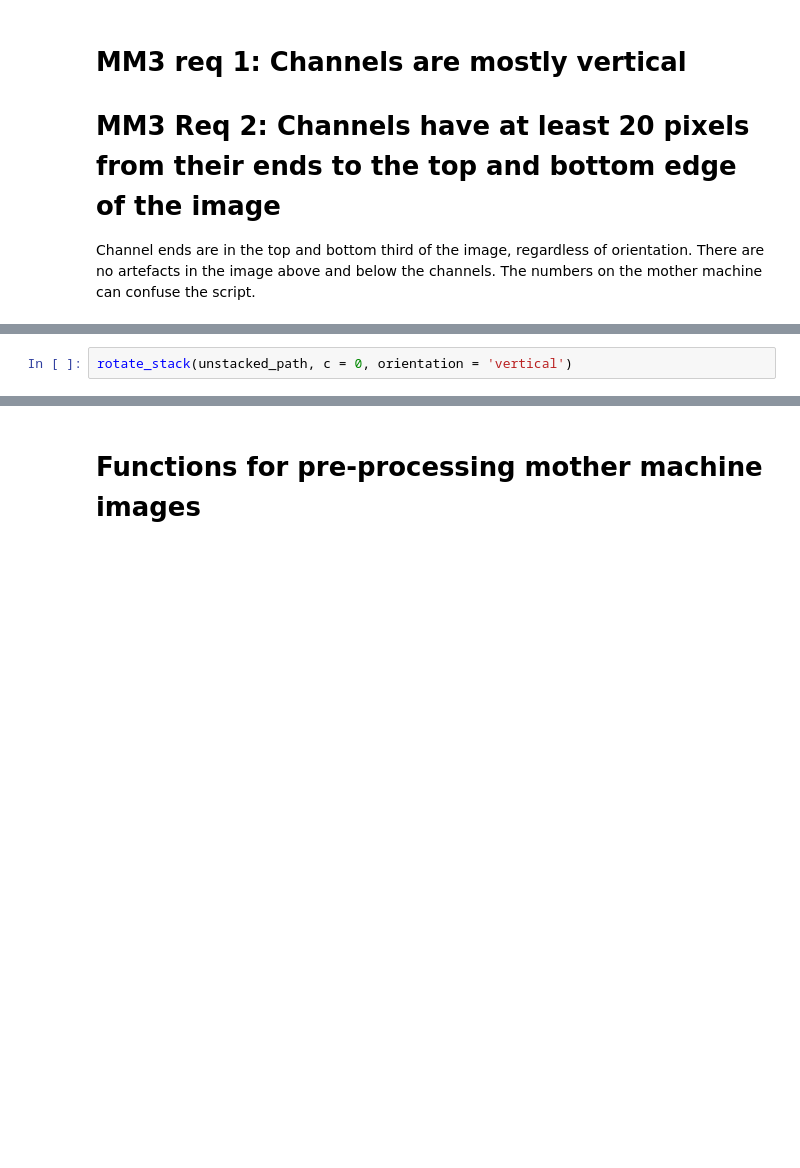
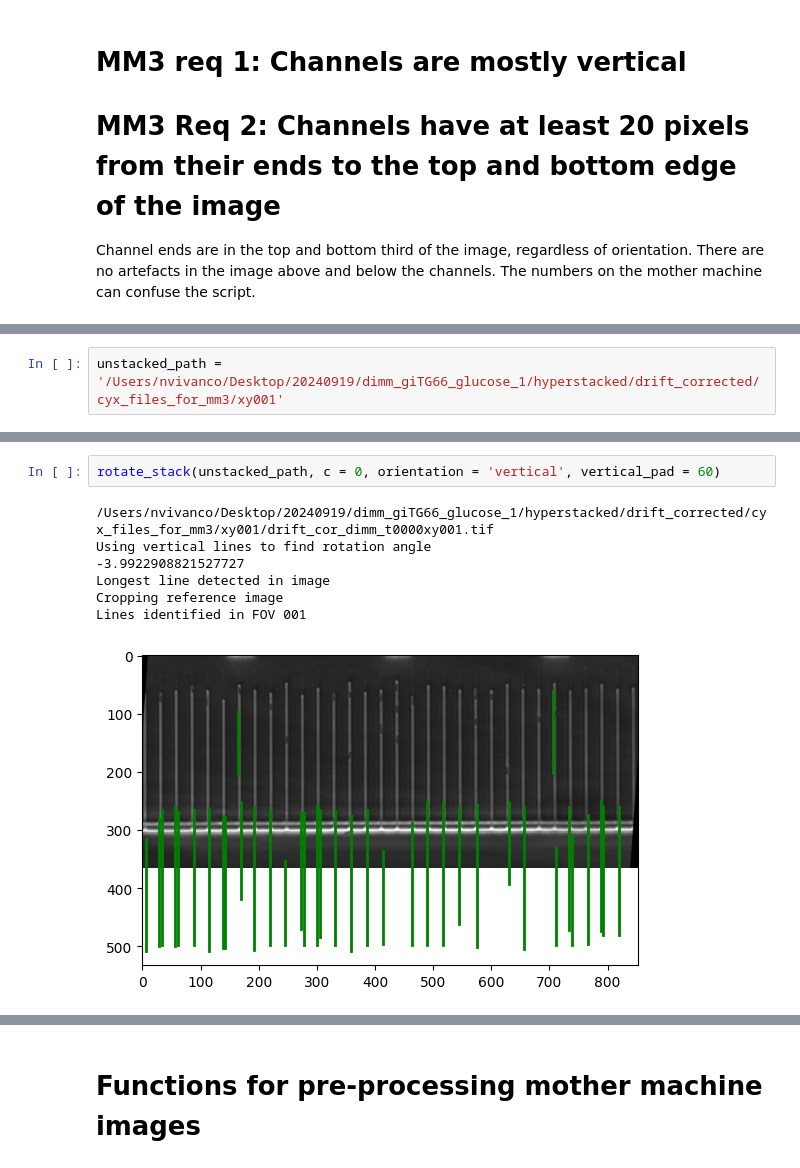
Before and after one commit to nvivanco/Image_analysis, a Jupyter notebook: pre-process-MM_tif.ipynb, the cells around one changed output, grey strips where cells are left out. Saved outputs shown, nothing was run; the diff lists cells and outputs as text; blank space fills up the shorter version.

```diff
--- a/pre-process-MM_tif.ipynb
+++ b/pre-process-MM_tif.ipynb
@@ -20,2 +21,4 @@ unstacked_path = napari_ready_format_drift_correct(root_dir, 'experiment')
+# %%
+unstacked_path = '/Users/nvivanco/Desktop/20240919/dimm_giTG66_glucose_1/hyperstacked/drift_corrected/cyx_files_for_mm3/xy001'
 # %%
 plot_lines_across_FOVs(unstacked_path, c = 0)
@@ -22,2 +31,10 @@ plot_lines_across_FOVs(unstacked_path, c = 0)
 # %%
-rotate_stack(unstacked_path, c = 0, orientation = 'vertical')
+rotate_stack(unstacked_path, c = 0, orientation = 'vertical', vertical_pad = 60)
+# %% [output]
+/Users/nvivanco/Desktop/20240919/dimm_giTG66_glucose_1/hyperstacked/drift_corrected/cyx_files_for_mm3/xy001/drift_cor_dimm_t0000xy001.tif
+Using vertical lines to find rotation angle
+-3.9922908821527727
+Longest line detected in image
+Cropping reference image
+Lines identified in FOV 001
+[figure, added]
```
Also changed, not shown: parts of 6 cells of this notebook.
